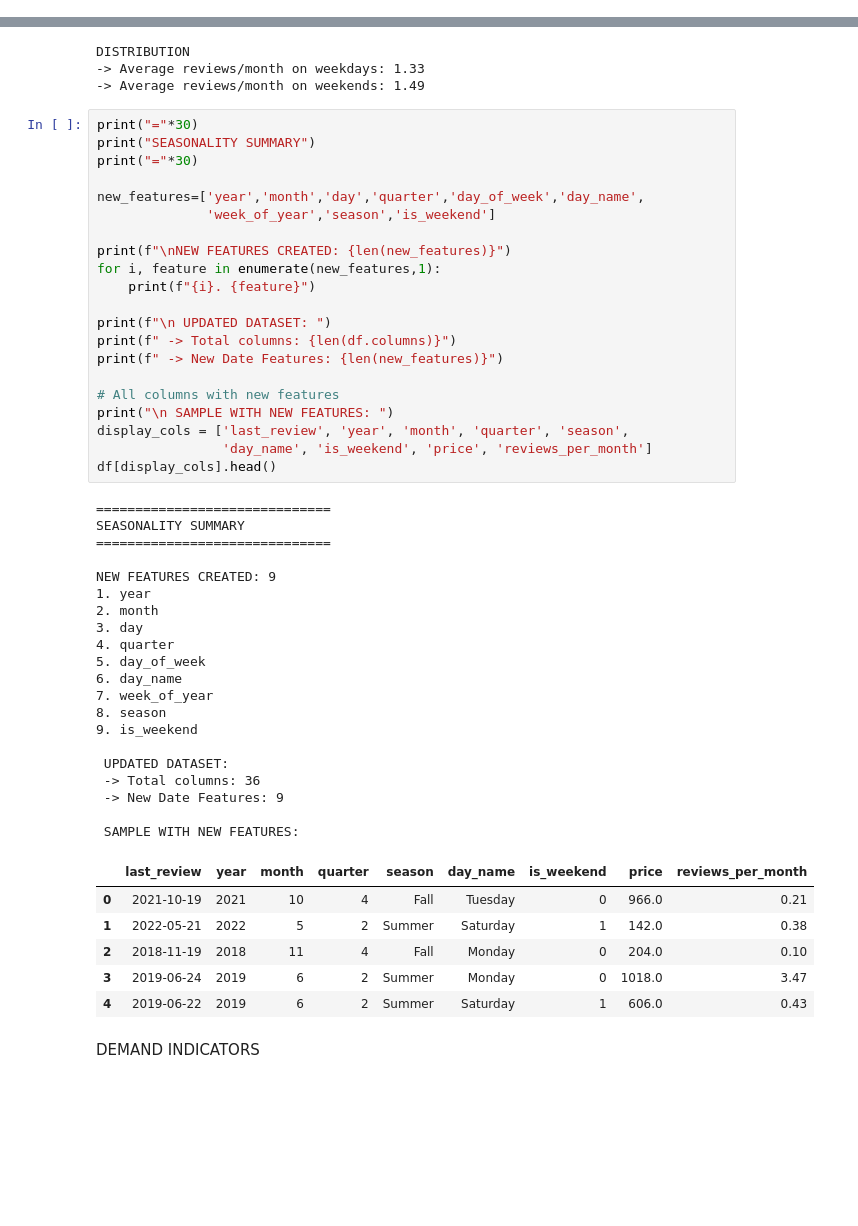
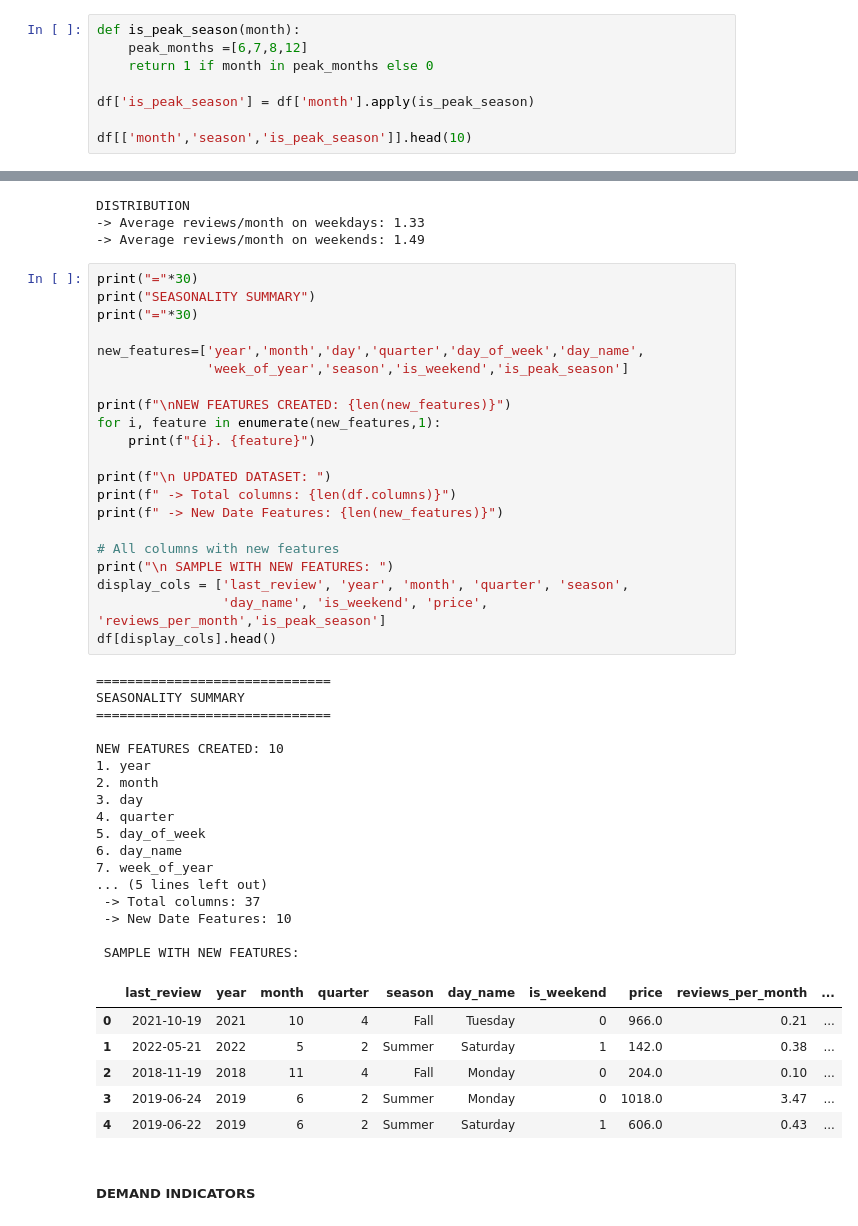
Before and after one commit to nithyashreeprojects/Airbnb, a Jupyter notebook: 02_Feature_Engineering.ipynb, the cells around one changed output, grey strips where cells are left out. Saved outputs shown, nothing was run; the diff lists cells and outputs as text; blank space fills up the shorter version.

```diff
--- a/02_Feature_Engineering.ipynb
+++ b/02_Feature_Engineering.ipynb
@@ -216,3 +216,11 @@ SAMPLE WITH SEASONS:
 | 7 | 2018-10-31 | 10 | Fall | 0.22 |
 | 8 | 2019-06-29 | 6 | Summer | 1.20 |
 | 9 | 2019-06-28 | 6 | Summer | 1.72 |
+# %%
+def is_peak_season(month):
+    peak_months =[6,7,8,12]
+    return 1 if month in peak_months else 0
+
+df['is_peak_season'] = df['month'].apply(is_peak_season)
+
+df[['month','season','is_peak_season']].head(10)
@@ -249,47 +269,44 @@ print("SEASONALITY SUMMARY")
 print("="*30)
 
 new_features=['year','month','day','quarter','day_of_week','day_name',
-              'week_of_year','season','is_weekend']
+              'week_of_year','season','is_weekend','is_peak_season']
 
 print(f"\nNEW FEATURES CREATED: {len(new_features)}")
 for i, feature in enumerate(new_features,1):
     print(f"{i}. {feature}")
 
 print(f"\n UPDATED DATASET: ")
 print(f" -> Total columns: {len(df.columns)}")
 print(f" -> New Date Features: {len(new_features)}")
 
 # All columns with new features
 print("\n SAMPLE WITH NEW FEATURES: ")
 display_cols = ['last_review', 'year', 'month', 'quarter', 'season',
-                'day_name', 'is_weekend', 'price', 'reviews_per_month']
+                'day_name', 'is_weekend', 'price', 'reviews_per_month','is_peak_season']
 df[display_cols].head()
 # %% [output]
 ==============================
 SEASONALITY SUMMARY
 ==============================
 
-NEW FEATURES CREATED: 9
+NEW FEATURES CREATED: 10
 1. year
 2. month
 3. day
 4. quarter
 5. day_of_week
 6. day_name
 7. week_of_year
-8. season
-9. is_weekend
-
- UPDATED DATASET:
- -> Total columns: 36
- -> New Date Features: 9
+... (5 lines left out)
+ -> Total columns: 37
+ -> New Date Features: 10
 
  SAMPLE WITH NEW FEATURES:
-|  | last_review | year | month | quarter | season | day_name | is_weekend | price | reviews_per_month |
-| 0 | 2021-10-19 | 2021 | 10 | 4 | Fall | Tuesday | 0 | 966.0 | 0.21 |
-| 1 | 2022-05-21 | 2022 | 5 | 2 | Summer | Saturday | 1 | 142.0 | 0.38 |
-| 2 | 2018-11-19 | 2018 | 11 | 4 | Fall | Monday | 0 | 204.0 | 0.10 |
-| 3 | 2019-06-24 | 2019 | 6 | 2 | Summer | Monday | 0 | 1018.0 | 3.47 |
-| 4 | 2019-06-22 | 2019 | 6 | 2 | Summer | Saturday | 1 | 606.0 | 0.43 |
+|  | last_review | year | month | quarter | season | day_name | is_weekend | price | reviews_per_month | ... |
+| 0 | 2021-10-19 | 2021 | 10 | 4 | Fall | Tuesday | 0 | 966.0 | 0.21 | ... |
+| 1 | 2022-05-21 | 2022 | 5 | 2 | Summer | Saturday | 1 | 142.0 | 0.38 | ... |
+| 2 | 2018-11-19 | 2018 | 11 | 4 | Fall | Monday | 0 | 204.0 | 0.10 | ... |
+| 3 | 2019-06-24 | 2019 | 6 | 2 | Summer | Monday | 0 | 1018.0 | 3.47 | ... |
+| 4 | 2019-06-22 | 2019 | 6 | 2 | Summer | Saturday | 1 | 606.0 | 0.43 | ... |
 # %% [markdown]
-DEMAND INDICATORS
+##### **DEMAND INDICATORS**
```
Also changed, not shown: parts of 41 cells of this notebook.
